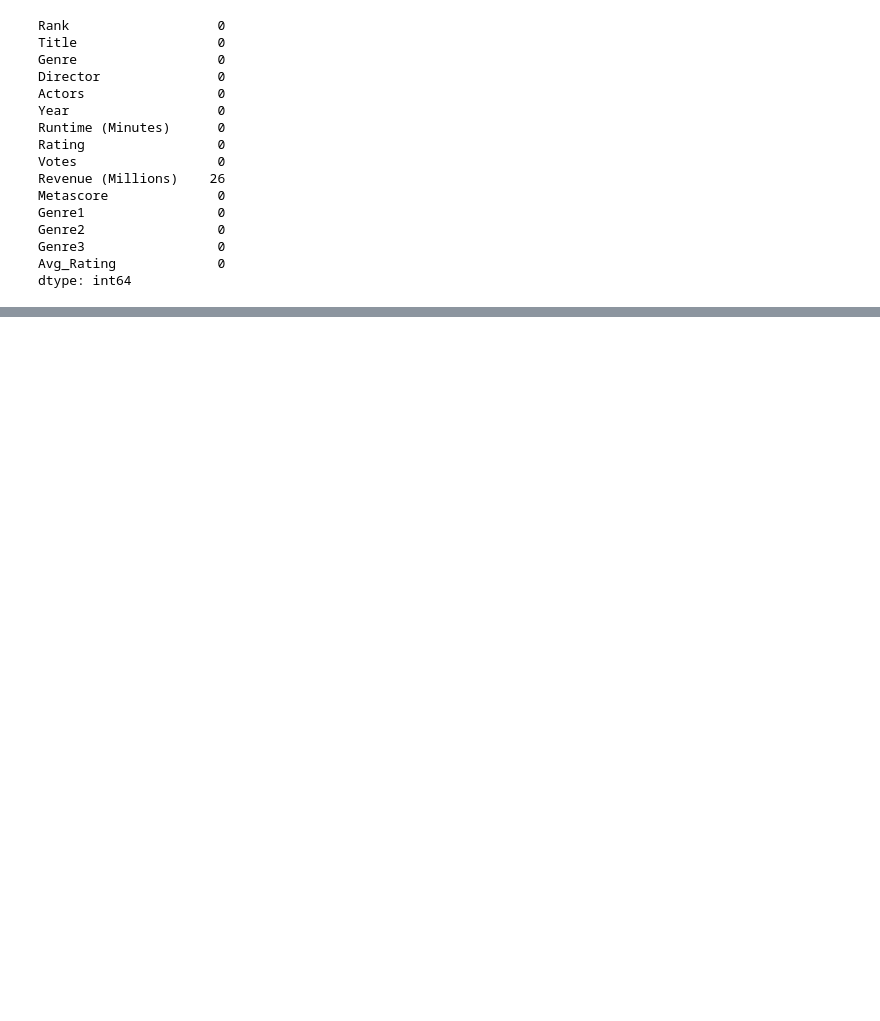
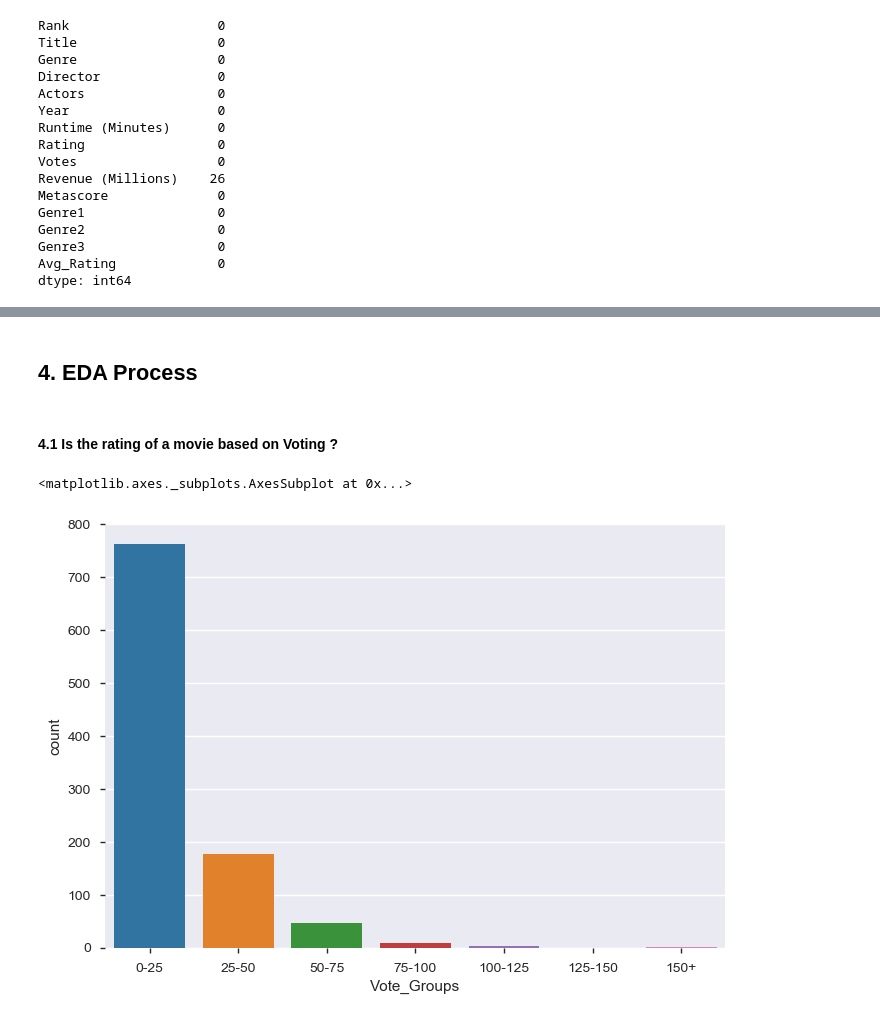
Before and after one commit to yaminijoshi89/INSAID-Projects, a Jupyter notebook: IMDB_1000MoviesDataSet_EDA.ipynb, the cells around one changed output, grey strips where cells are left out. Drawn from its saved outputs; the diff is of its cells as text; code cells hidden in the pictures; blank space fills up the shorter version.

```diff
--- a/IMDB_1000MoviesDataSet_EDA.ipynb
+++ b/IMDB_1000MoviesDataSet_EDA.ipynb
@@ -197,0 +198,4 @@ movie_data[movie_data.Votes>1000000].Votes.count()
+# %%
+movie_data["Vote_Groups"] = pd.cut(movie_data["Votes"],
+                                 [0,250000,500000,750000,1000000,1250000,1500000,1800000],
+                                 labels=['0-25','25-50','50-75','75-100','100-125','125-150','150+'],include_lowest=True)
@@ -198,3 +211,7 @@ movie_data[movie_data.Votes>1000000].Votes.count()
+# %%
+movie_data["Rate_Group"] = pd.cut(movie_data["Rating"],
+                                 [0,2,4,6,8,10],
+                                 labels=['0-2','2-4','4-6','6-8','8-10'],include_lowest=True)
 # %%
 movie_data = movie_data.drop(["Description"],axis=1)
 # %%
@@ -218,0 +241,9 @@ dtype: int64
+# %% [markdown]
+## 4. EDA Process
+# %% [markdown]
+#### 4.1 Is the rating of a movie based on Voting ?
+# %%
+sns.countplot(x=movie_data["Vote_Groups"],data=movie_data)
+# %% [output]
+<matplotlib.axes._subplots.AxesSubplot at 0x...>
+[figure, added]
```
Also changed, not shown: parts of 16 cells of this notebook.
